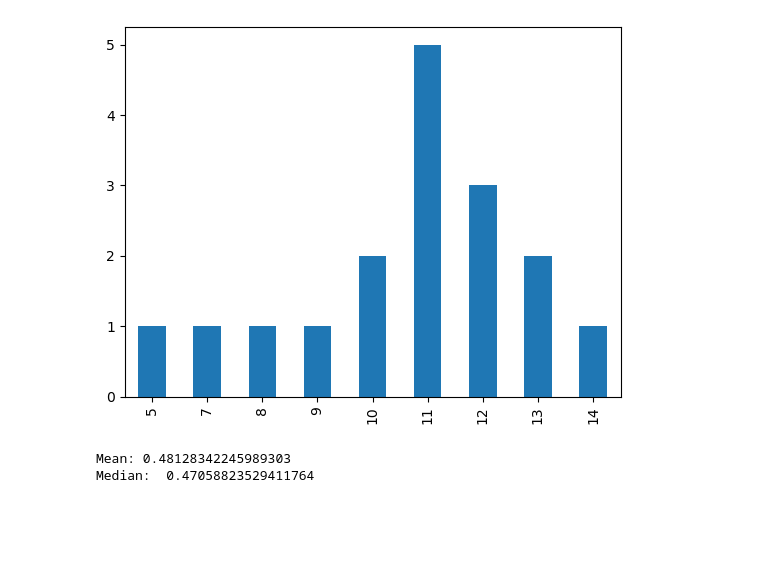
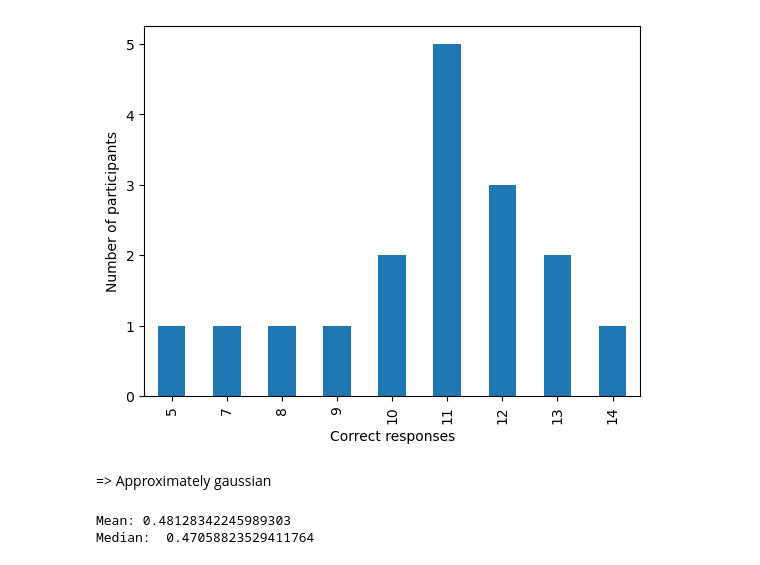
Before and after one commit to jasonvla/bachAndNotagenCorpora, a Jupyter notebook: results.ipynb, the cells around one changed output. Cells and saved outputs as stored; diff of their text form; code cells hidden in the pictures; blank space fills up the shorter version.

```diff
--- a/results.ipynb
+++ b/results.ipynb
@@ -160,6 +154,8 @@ df.head()
 # %%
+# Correct response distribution
+
 responses_indiv = pd.Series([g["correct_response"].sum() for n, g in df.groupby("timestamp") ])
+
+responses_indiv.value_counts().sort_index().plot(kind="bar", xlabel="Correct responses", ylabel="Number of participants");
+# %% [output]
+[figure, added]
-# %%
-responses_indiv.value_counts().sort_index().plot(kind="bar");
-# %% [output]
-[figure, removed]
@@ -170 +162,3 @@ responses_piece = pd.Series(values, index=indices).sort_index()
+# %% [markdown]
+=> Approximately gaussian
 # %%
```
Also changed, not shown: parts of 25 cells of this notebook.
